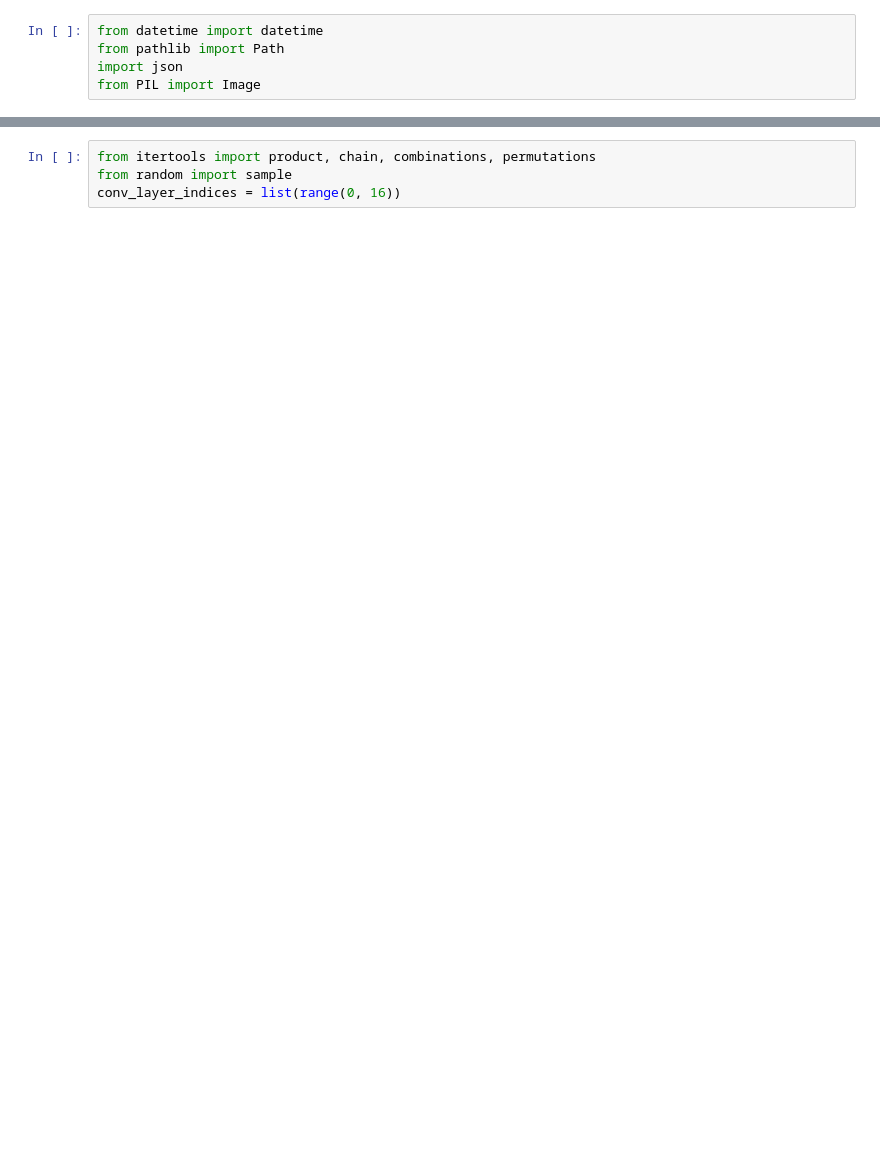
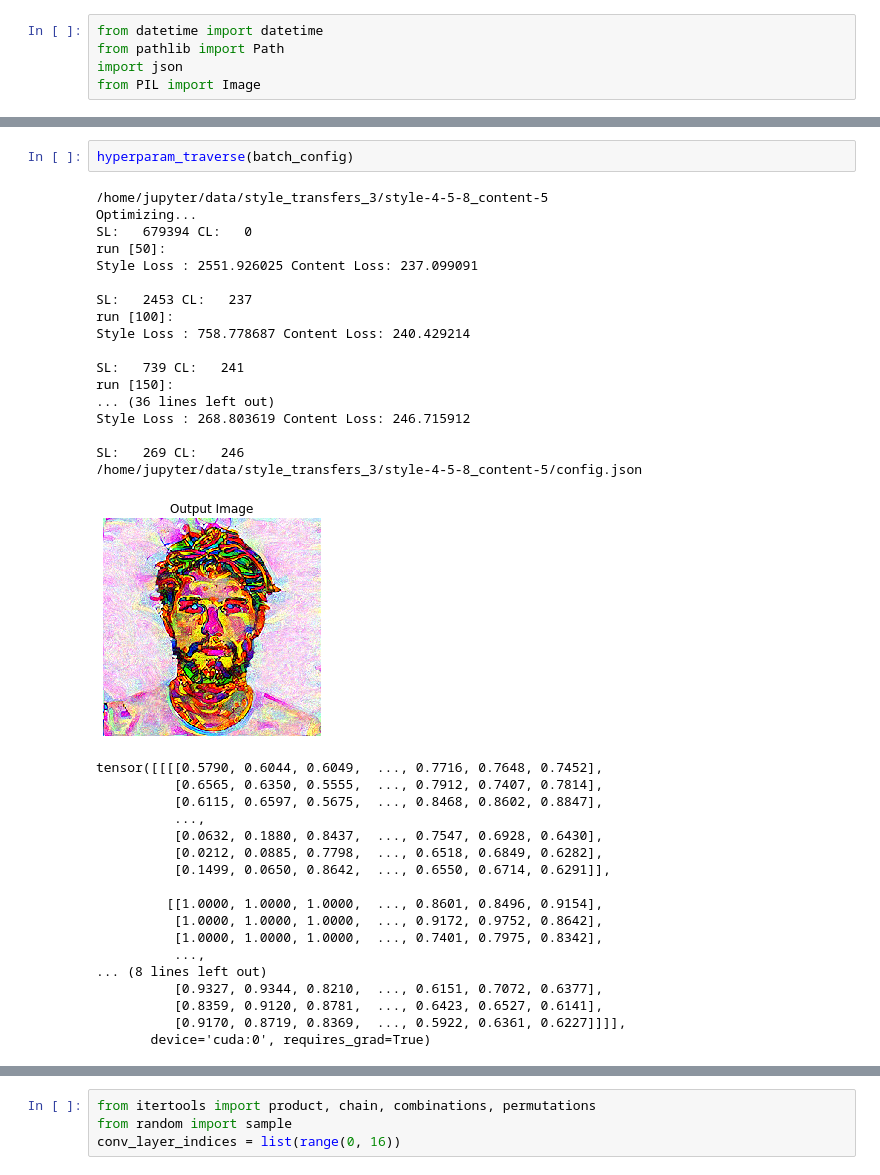
Before and after one commit to deepfx/netlens, a Jupyter notebook: nbs/playground/experiment_flow.ipynb, the cells around one changed output, grey strips where cells are left out. Saved outputs shown, nothing was run; the diff lists cells and outputs as text; blank space fills up the shorter version.

```diff
--- a/nbs/playground/experiment_flow.ipynb
+++ b/nbs/playground/experiment_flow.ipynb
@@ -183,5 +192,43 @@ def hyperparam_traverse(config, use_noise=False, verbose=True):
 
     return output
+# %%
+hyperparam_traverse(batch_config)
+# %% [output]
+/home/jupyter/data/style_transfers_3/style-4-5-8_content-5
+Optimizing...
+SL:   679394 CL:   0
+run [50]:
+Style Loss : 2551.926025 Content Loss: 237.099091
+
+SL:   2453 CL:   237
+run [100]:
+Style Loss : 758.778687 Content Loss: 240.429214
+
+SL:   739 CL:   241
+run [150]:
+... (36 lines left out)
+Style Loss : 268.803619 Content Loss: 246.715912
+
+SL:   269 CL:   246
+/home/jupyter/data/style_transfers_3/style-4-5-8_content-5/config.json
+[figure, added]
+tensor([[[[0.5790, 0.6044, 0.6049,  ..., 0.7716, 0.7648, 0.7452],
+          [0.6565, 0.6350, 0.5555,  ..., 0.7912, 0.7407, 0.7814],
+          [0.6115, 0.6597, 0.5675,  ..., 0.8468, 0.8602, 0.8847],
+          ...,
+          [0.0632, 0.1880, 0.8437,  ..., 0.7547, 0.6928, 0.6430],
+          [0.0212, 0.0885, 0.7798,  ..., 0.6518, 0.6849, 0.6282],
+          [0.1499, 0.0650, 0.8642,  ..., 0.6550, 0.6714, 0.6291]],
+
+         [[1.0000, 1.0000, 1.0000,  ..., 0.8601, 0.8496, 0.9154],
+          [1.0000, 1.0000, 1.0000,  ..., 0.9172, 0.9752, 0.8642],
+          [1.0000, 1.0000, 1.0000,  ..., 0.7401, 0.7975, 0.8342],
+          ...,
+... (8 lines left out)
+          [0.9327, 0.9344, 0.8210,  ..., 0.6151, 0.7072, 0.6377],
+          [0.8359, 0.9120, 0.8781,  ..., 0.6423, 0.6527, 0.6141],
+          [0.9170, 0.8719, 0.8369,  ..., 0.5922, 0.6361, 0.6227]]]],
+       device='cuda:0', requires_grad=True)
 # %%
 hyperparam_traverse(batch_config)
 # %% [output]
```
Also changed, not shown: parts of 6 cells of this notebook.
